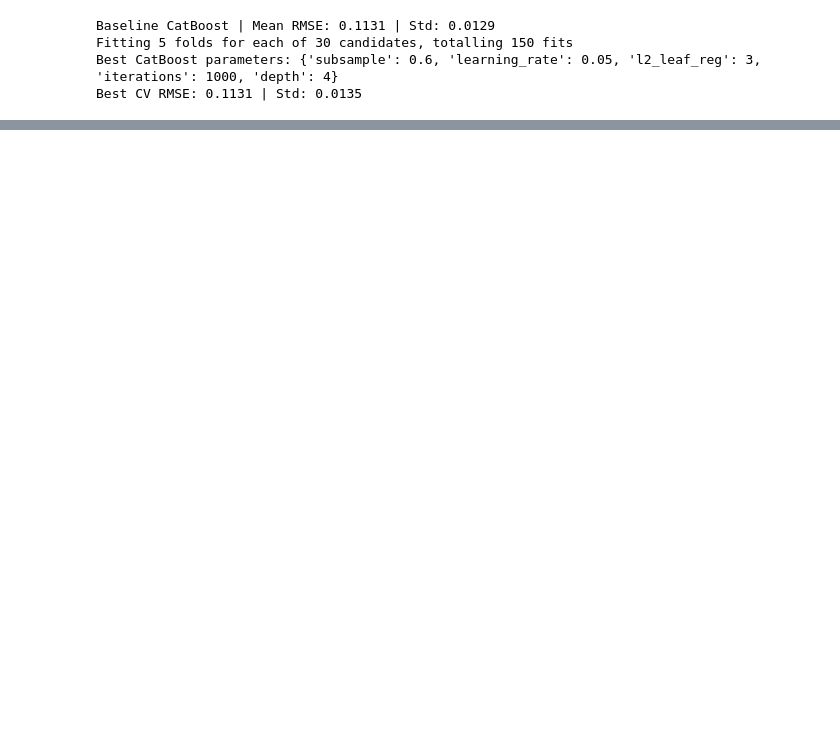
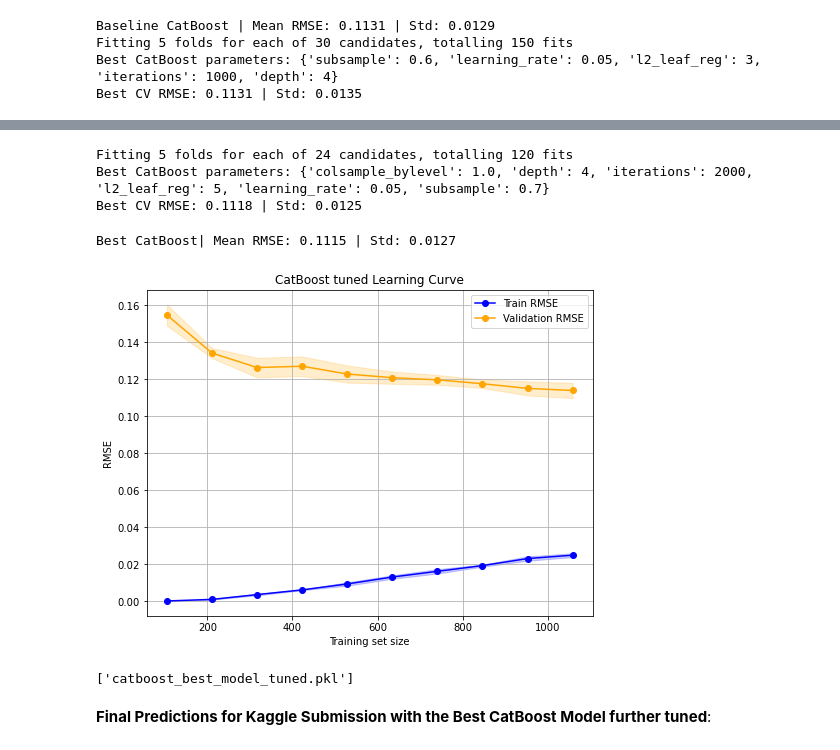
Before and after one commit to lucad1396/projects_desk, a Jupyter notebook: HousingPricesCompetition_Kaggle.ipynb, the cells around one changed output, grey strips where cells are left out. Cells and saved outputs as stored; diff of their text form; code cells hidden in the pictures; blank space fills up the shorter version.

Commit message:
improved results with ensembles

```diff
--- a/HousingPricesCompetition_Kaggle.ipynb
+++ b/HousingPricesCompetition_Kaggle.ipynb
@@ -2527,0 +2460,79 @@ Using the same pipeline approach (log-space training, `expm1` inversion for pred
+# %%
+cat_model_l2 = CatBoostRegressor(
+    objective='RMSE',
+    random_seed=42,
+    early_stopping_rounds=100,
+    verbose=0
+)
+
+param_grid_l2 = {
+    "l2_leaf_reg": [5, 7, 10],
+    "iterations": [2000],
+    "depth": [4, 6],
+    "learning_rate": [0.05],
+    "subsample": [0.7, 0.9],
+    "colsample_bylevel": [0.6, 1.0],
+}
+
+cat_search_l2 = GridSearchCV(
+    estimator=cat_model_l2,
+    param_grid=param_grid_l2,
+    scoring='neg_root_mean_squared_error',
+    cv=kf,
+    verbose=1,
+    n_jobs=-1
+)
+
+cat_search_l2.fit(X_train_processed, np.log1p(y_train_clean))
+
+best_index_cat_l2 = cat_search_l2.best_index_
+mean_rmse_cat_l2 = -cat_search_l2.cv_results_['mean_test_score'][best_index_cat_l2]
+std_rmse_cat_l2 = cat_search_l2.cv_results_['std_test_score'][best_index_cat_l2]
+
+print("Best CatBoost parameters:", cat_search_l2.best_params_)
+print(f"Best CV RMSE: {mean_rmse_cat_l2:.4f} | Std: {std_rmse_cat_l2:.4f}")
+# %% [output]
+Fitting 5 folds for each of 24 candidates, totalling 120 fits
+Best CatBoost parameters: {'colsample_bylevel': 1.0, 'depth': 4, 'iterations': 2000, 'l2_leaf_reg': 5, 'learning_rate': 0.05, 'subsample': 0.7}
+Best CV RMSE: 0.1118 | Std: 0.0125
+# %%
+cat_model_tuned = CatBoostRegressor(
+    iterations=2000,
+    learning_rate=0.05,
+    depth=4,
+    l2_leaf_reg=3,
+    subsample=0.7,
+    eval_metric='RMSE',
+    random_seed=42,
+    early_stopping_rounds=100,
+    verbose=0
+)
+
+cat_model_tuned.fit(X_train_processed, np.log1p(y_train_clean))
+
+scores_cat_tuned = cross_val_score(
+    cat_model_tuned,
+    X_train_processed,
+    np.log1p(y_train_clean),
+    scoring='neg_root_mean_squared_error',
+    cv=kf
+)
+
+print(f"Best CatBoost| Mean RMSE: {-scores_cat_tuned.mean():.4f} | Std: {scores_cat_tuned.std():.4f}")
+# %% [output]
+Best CatBoost| Mean RMSE: 0.1115 | Std: 0.0127
+# %%
+# Target in log-space
+y_log = np.log1p(y_train_clean)
+
+plot_learning_curve(cat_model_tuned, X_train_processed, y_log, title="CatBoost tuned Learning Curve")
+# %% [output]
+[figure, added]
+# %%
+# Save the CatBoost best model tuned (iterations=2000,learning_rate=0.05,depth=4,l2_leaf_reg=3,subsample=0.7,
+# eval_metric='RMSE', random_seed=42, early_stopping_rounds=100,verbose=0)
+joblib.dump(cat_model_tuned, "catboost_best_model_tuned.pkl")
+# %% [output]
+['catboost_best_model_tuned.pkl']
+# %% [markdown]
+**Final Predictions for Kaggle Submission with the Best CatBoost Model further tuned**:
```
Also changed, not shown: parts of 39 cells of this notebook.
